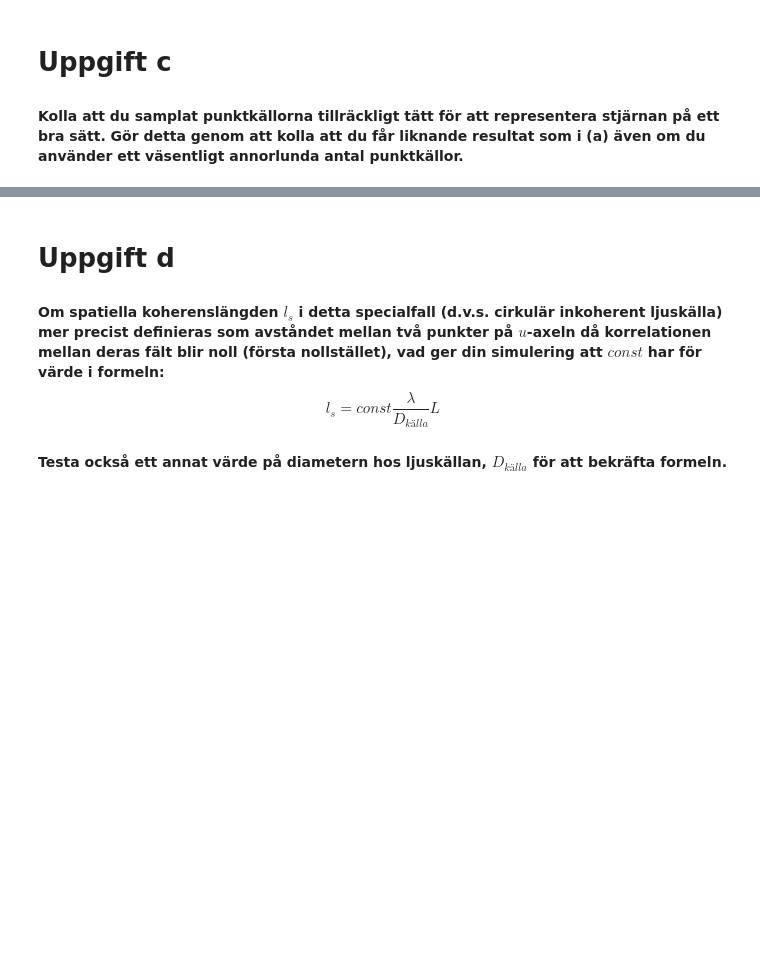
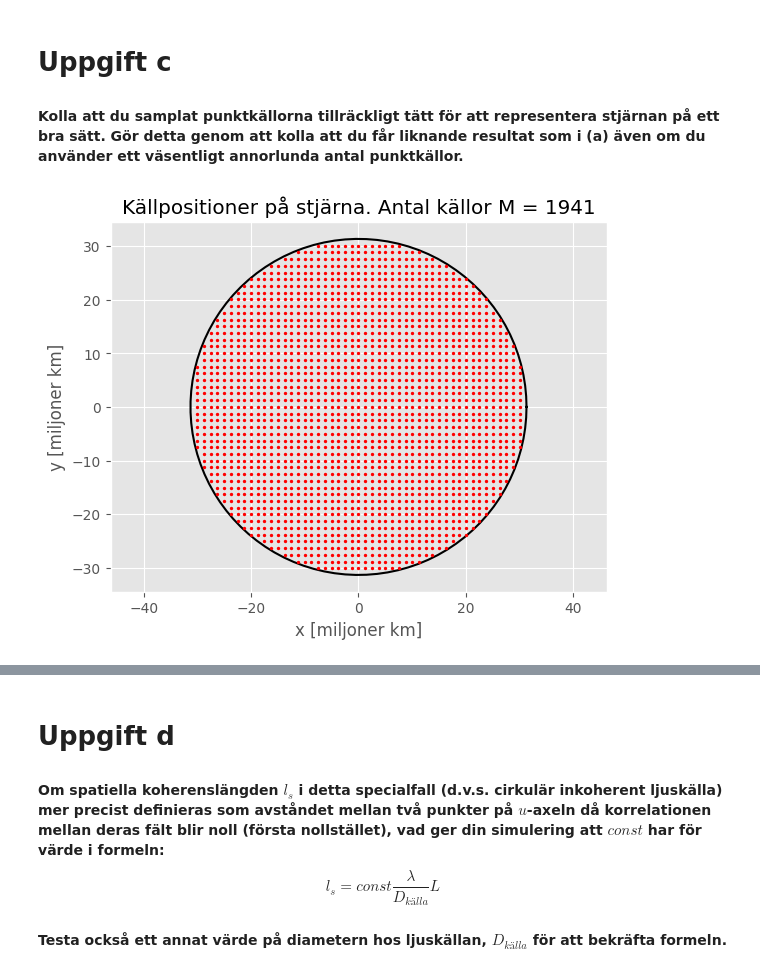
Before and after one commit to WildKnife7/HUPP, a Jupyter notebook: HUPP4/HUPP4.ipynb, the cells around one changed output, grey strips where cells are left out. Cells and saved outputs as stored; diff of their text form; code cells hidden in the pictures; blank space fills up the shorter version.

```diff
--- a/HUPP4/HUPP4.ipynb
+++ b/HUPP4/HUPP4.ipynb
@@ -165,3 +174,57 @@ plt.ylim([0, 1.1])
 #### Kolla att du samplat punktkällorna tillräckligt tätt för att representera stjärnan på ett bra sätt. Gör detta genom att kolla att du får liknande resultat som i **(a)** även om du använder ett väsentligt annorlunda antal punktkällor.
 # %%
 # KOD
+# %%
+#%% Definiera variabler och generera källor %%#
+
+sek_per_ar = 365.24*24*60*60                            # Sekunder på ett år
+L_70  = 70*sek_per_ar*c                                 # 70 ljusår  [m]
+L_300 = 300*sek_per_ar*c                                # 300 ljusår [m]
+
+lam0  = 650e-9                                          # Våglängd [m]
+k0    = 2*np.pi/lam0                                    # Vågtal   [1/m]
+
+### Genererar källor från stjärna ###
+D_sol         = 1392700e3
+D_star        = 45*D_sol                                # Stjärnas diameter [m]
+separation    = D_star/50                               # Separation mellan källor på stjärna
+
+N = 200                                                 # Punkter längs u-axeln
+x, y, M = xy_source(N, D_star, separation)              # Generera x och y positioner för källor
+plot_xy_source(x ,y, M)                                 # Plotta stjärna med källor
+
+### Punkter som observeras ###
+u = np.linspace(0, 20, N)
+u = u.reshape(N, 1)                                     # Reshape till kolonvektor
+
+### Skapa repeterade matriser för att undvika loopar ###
+x_repeterad = repmat(x, N, 1)
+y_repeterad = repmat(y, N, 1)
+u_repeterad = repmat(u, 1, M)
+
+### Distans till observations punkter ###
+r = -(x_repeterad/L_70)*u_repeterad                                                 # Ledning finns i HUPP-beskrivning
+
+#%% Summera koherenstider %##
+### Initiera variabler ###
+gamma   = 0                # Korrelation <E(0,0)conj(E(u,0))>
+I_tot   = 0                # Tidsmedelvärdesbildad intensitet
+gamma_I = 0                # Intensitetskorrelation <I(0,0)conj(I(u,0))>
+
+### Loopa över w koherenstider ###
+iterationer = 1000          # Antal iterationer/koherenstider. Använda >200 minst!
+for i in range(iterationer):
+    ### Generera slumpmässig fas ###
+    fas           = 2*np.pi*np.random.rand(M, 1)
+    fas_repeterad = np.transpose(repmat(fas, 1, N))
+
+    ### Observerade värden ###
+    E_k_obs       = np.exp(1j*(fas_repeterad + k0*r))        # Given i HUPP-beskrivning
+    E_obs         = np.sum(E_k_obs,1)        # Given i HUPP-beskrivning
+    inst_produkt  = E_obs[0]*np.conj(E_obs)        # Given i HUPP-beskrivning
+
+    gamma         += inst_produkt        # E-fältets korrelation (amplitud o fas), summera inst_produkt i varje iteration!
+    I_tot         += np.abs(E_obs)**2        # Tidsmedelvärdesbildad intensitet, summera np.abs(E_obs)**2 över alla koherenstider
+    gamma_I       += (np.abs(E_obs[1])**2)*np.conj(np.abs(E_obs)**2)        # Intensitetskorrelation, samma som Gamma fast med I = np.abs(E_obs(1))**2 och np.abs(E_obs)**2
+# %% [output]
+[figure, added]
```
Also changed, not shown: parts of 7 cells of this notebook, 1 other file.
